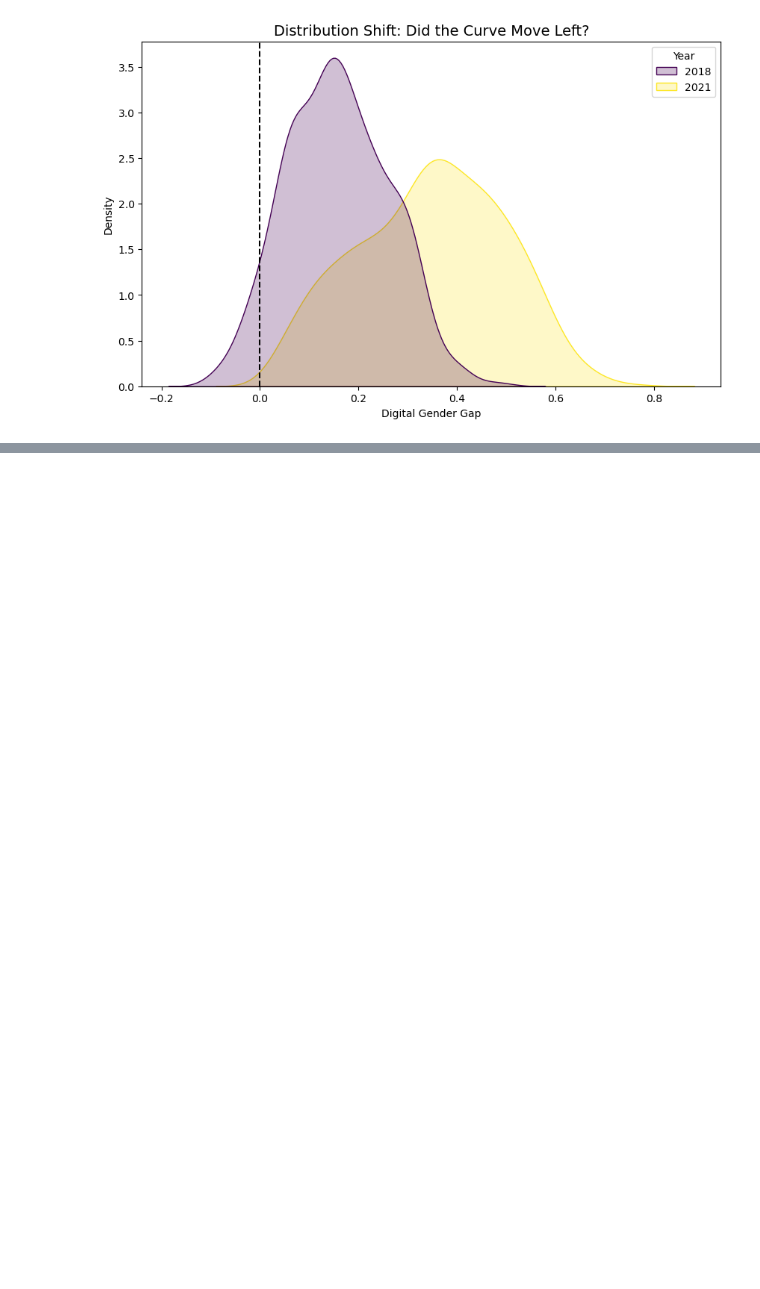
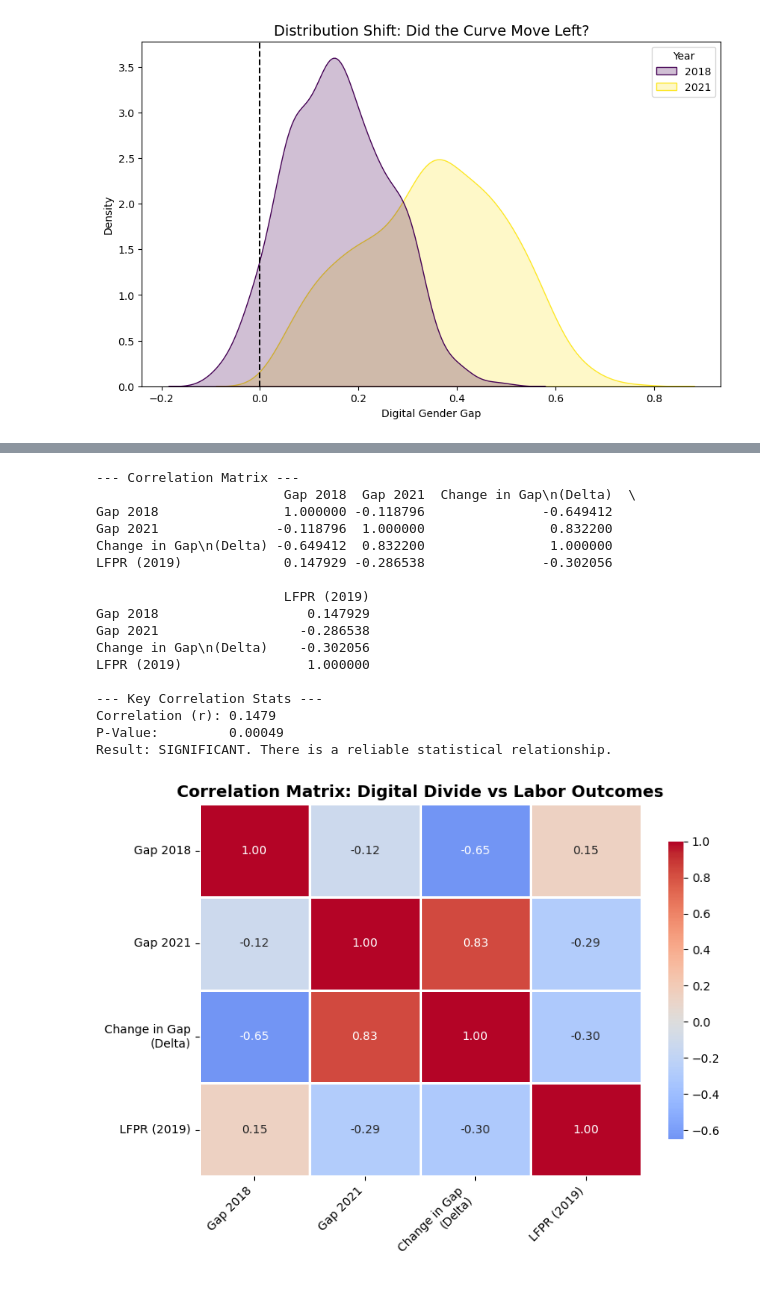
Before and after one commit to soumyeet/microecondev, a Jupyter notebook: tgif.ipynb, the cells around one changed output, grey strips where cells are left out. Cells and saved outputs as stored; diff of their text form; code cells hidden in the pictures; blank space fills up the shorter version.

```diff
--- a/tgif.ipynb
+++ b/tgif.ipynb
@@ -803,0 +1087,79 @@ CONCLUSION: No significant change observed over time.
+# %%
+import pandas as pd
+import seaborn as sns
+import matplotlib.pyplot as plt
+from scipy import stats
+
+# ==========================================
+# 1. PREPARE DATA
+# ==========================================
+# Select only the numeric columns relevant to your hypothesis
+corr_cols = ['gap_18', 'gap_21', 'delta_dgg', 'LFPR']
+
+# Create a subset dataframe
+corr_df = df[corr_cols].dropna()
+
+# Rename columns for cleaner plot labels
+corr_df.columns = ['Gap 2018', 'Gap 2021', 'Change in Gap\n(Delta)', 'LFPR (2019)']
+
+# ==========================================
+# 2. CALCULATE CORRELATIONS
+# ==========================================
+corr_matrix = corr_df.corr()
+
+print("--- Correlation Matrix ---")
+print(corr_matrix)
+
+# ==========================================
+# 3. STATISTICAL SIGNIFICANCE (P-Value)
+# ==========================================
+# Check correlation between the main predictor (Gap 2018) and Outcome (LFPR)
+r, p = stats.pearsonr(corr_df['Gap 2018'], corr_df['LFPR (2019)'])
+
+print("\n--- Key Correlation Stats ---")
+print(f"Correlation (r): {r:.4f}")
+print(f"P-Value:         {p:.5f}")
+
+if p < 0.05:
+    print("Result: SIGNIFICANT. There is a reliable statistical relationship.")
+else:
+    print("Result: NOT SIGNIFICANT. The relationship could be due to chance.")
+
+# ==========================================
+# 4. VISUALIZATION: The Heatmap
+# ==========================================
+plt.figure(figsize=(8, 6))
+
+# Draw Heatmap
+sns.heatmap(corr_matrix,
+            annot=True,       # Show the numbers
+            fmt=".2f",        # 2 decimal places
+            cmap='coolwarm',  # Red=Positive, Blue=Negative
+            center=0,         # Center color scale at 0
+            linewidths=1,     # Gap between squares
+            cbar_kws={"shrink": .8}) # Shrink the legend bar slightly
+
+plt.title("Correlation Matrix: Digital Divide vs Labor Outcomes", fontsize=14, fontweight='bold')
+plt.xticks(rotation=45, ha='right')
+plt.yticks(rotation=0)
+plt.tight_layout()
+plt.show()
+# %% [output]
+--- Correlation Matrix ---
+                        Gap 2018  Gap 2021  Change in Gap\n(Delta)  \
+Gap 2018                1.000000 -0.118796               -0.649412
+Gap 2021               -0.118796  1.000000                0.832200
+Change in Gap\n(Delta) -0.649412  0.832200                1.000000
+LFPR (2019)             0.147929 -0.286538               -0.302056
+
+                        LFPR (2019)
+Gap 2018                   0.147929
+Gap 2021                  -0.286538
+Change in Gap\n(Delta)    -0.302056
+LFPR (2019)                1.000000
+
+--- Key Correlation Stats ---
+Correlation (r): 0.1479
+P-Value:         0.00049
+Result: SIGNIFICANT. There is a reliable statistical relationship.
+[figure, added]
```
Also changed, not shown: parts of 8 cells of this notebook, 10 other files.
